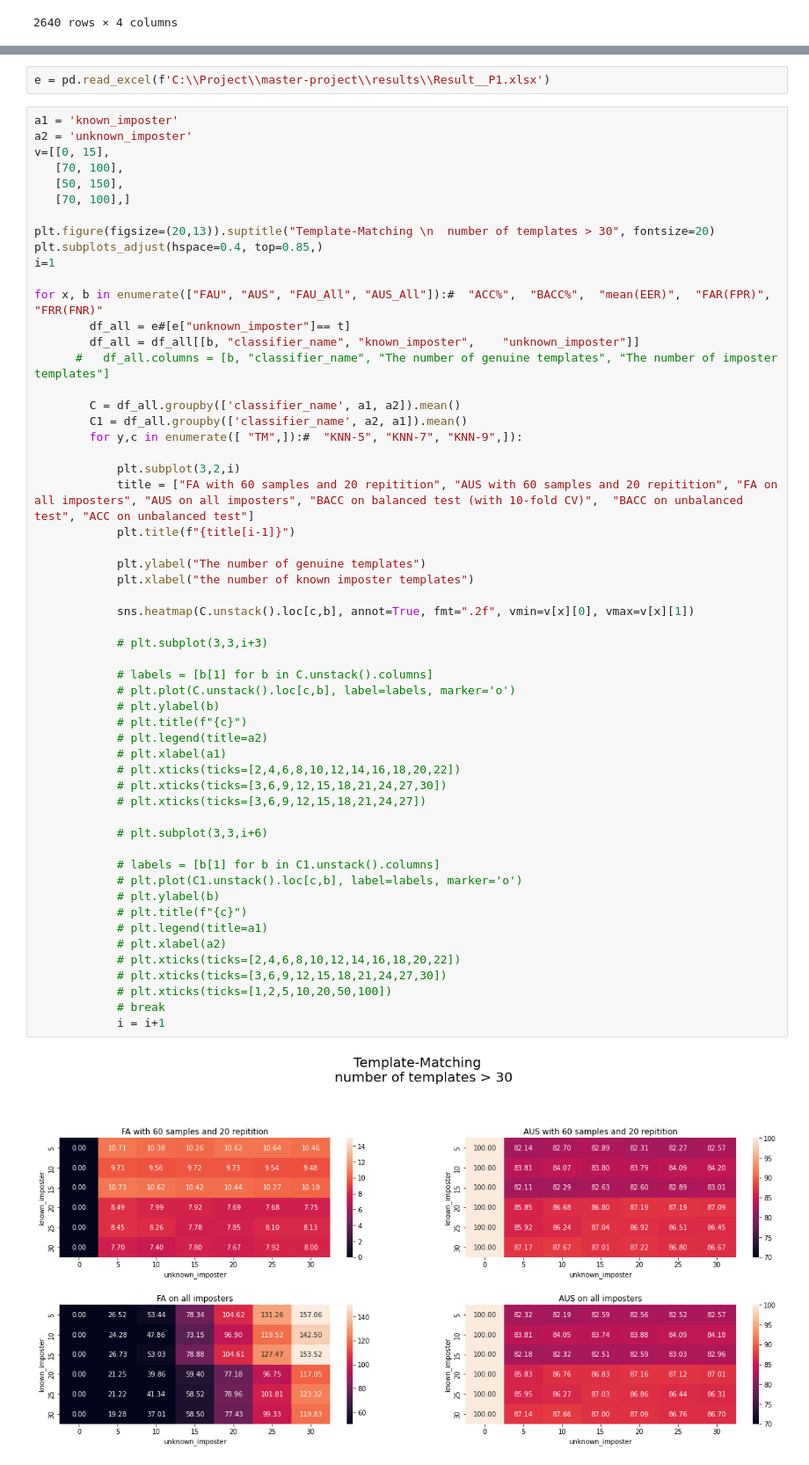
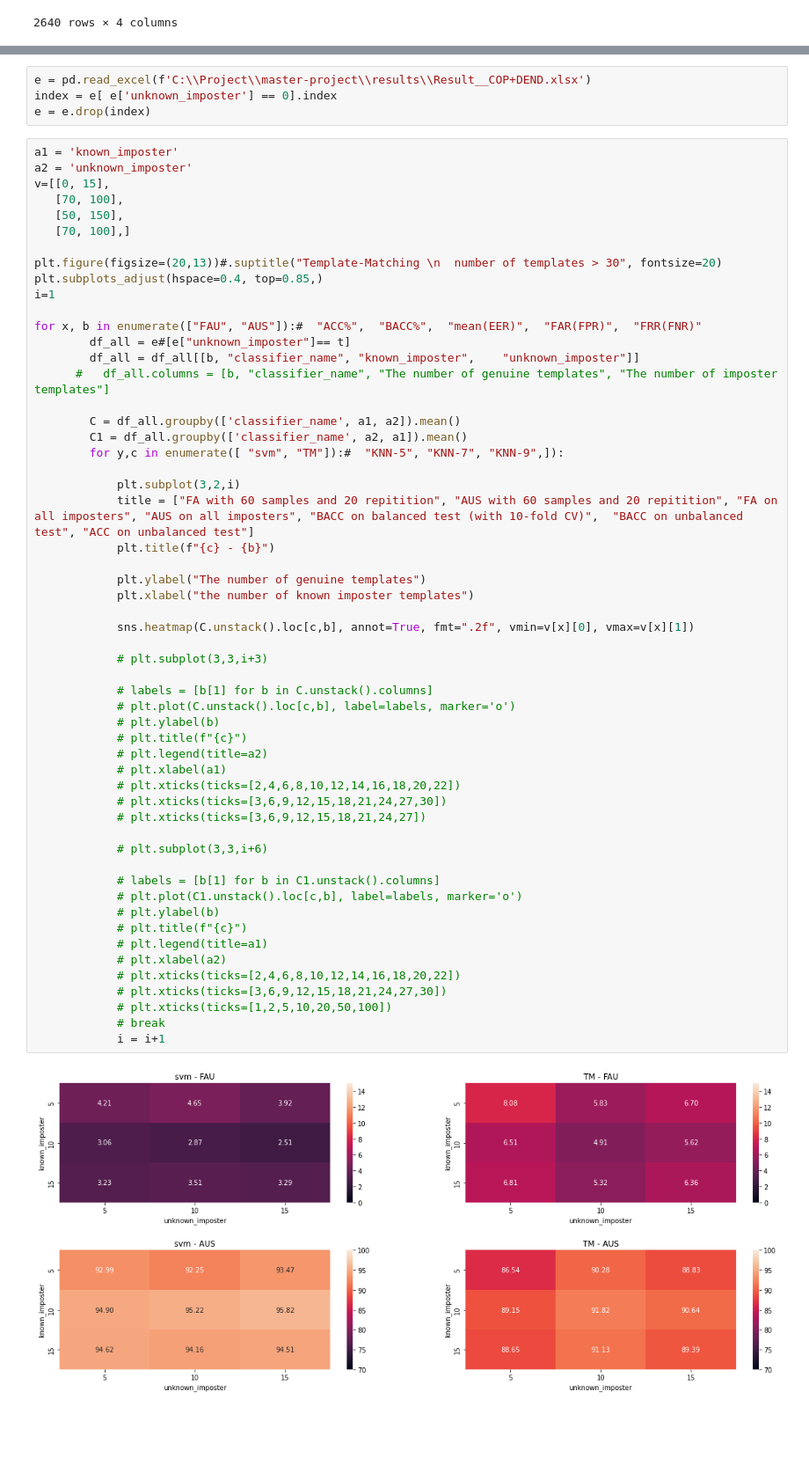
Before and after one commit to SKazemii/master-project, a Jupyter notebook: Codes/Aim_1.ipynb, the cells around one changed output, grey strips where cells are left out. Shown at 88% size. Cells and saved outputs as stored; diff of their text form; blank space fills up the shorter version.

```diff
--- a/Codes/Aim_1.ipynb
+++ b/Codes/Aim_1.ipynb
@@ -694,7 +694,9 @@ sns.heatmap(rr, annot=True, fmt=".2f")
 <AxesSubplot:>
 [figure]
 # %%
-e = pd.read_excel(f'C:\\Project\\master-project\\results\\Result__P1.xlsx')
+e = pd.read_excel(f'C:\\Project\\master-project\\results\\Result__COP+DEND.xlsx')
+index = e[ e['unknown_imposter'] == 0].index
+e = e.drop(index)
 # %%
 a1 = 'known_imposter'
 a2 = 'unknown_imposter'
@@ -703,52 +705,52 @@ v=[[0, 15],
    [50, 150],
    [70, 100],]
 
-plt.figure(figsize=(20,13)).suptitle("Template-Matching \n  number of templates > 30", fontsize=20)
+plt.figure(figsize=(20,13))#.suptitle("Template-Matching \n  number of templates > 30", fontsize=20)
 plt.subplots_adjust(hspace=0.4, top=0.85,)
 i=1
 
-for x, b in enumerate(["FAU", "AUS", "FAU_All", "AUS_All"]):#  "ACC%",  "BACC%",  "mean(EER)",  "FAR(FPR)",  "FRR(FNR)"
+for x, b in enumerate(["FAU", "AUS"]):#  "ACC%",  "BACC%",  "mean(EER)",  "FAR(FPR)",  "FRR(FNR)"
         df_all = e#[e["unknown_imposter"]== t]
         df_all = df_all[[b, "classifier_name", "known_imposter",	"unknown_imposter"]]
       #   df_all.columns = [b, "classifier_name", "The number of genuine templates", "The number of imposter templates"]
 
         C = df_all.groupby(['classifier_name', a1, a2]).mean()
         C1 = df_all.groupby(['classifier_name', a2, a1]).mean()
-        for y,c in enumerate([ "TM",]):#  "KNN-5", "KNN-7", "KNN-9",]):
+        for y,c in enumerate([ "svm", "TM"]):#  "KNN-5", "KNN-7", "KNN-9",]):
 
             plt.subplot(3,2,i)
             title = ["FA with 60 samples and 20 repitition", "AUS with 60 samples and 20 repitition", "FA on all imposters", "AUS on all imposters", "BACC on balanced test (with 10-fold CV)",  "BACC on unbalanced test", "ACC on unbalanced test"]
-            plt.title(f"{title[i-1]}")
+            plt.title(f"{c} - {b}")
 
             plt.ylabel("The number of genuine templates")
             plt.xlabel("the number of known imposter templates")
 
             sns.heatmap(C.unstack().loc[c,b], annot=True, fmt=".2f", vmin=v[x][0], vmax=v[x][1])
 
             # plt.subplot(3,3,i+3)
 
             # labels = [b[1] for b in C.unstack().columns]
             # plt.plot(C.unstack().loc[c,b], label=labels, marker='o')
             # plt.ylabel(b)
             # plt.title(f"{c}")
             # plt.legend(title=a2)
             # plt.xlabel(a1)
             # plt.xticks(ticks=[2,4,6,8,10,12,14,16,18,20,22])
             # plt.xticks(ticks=[3,6,9,12,15,18,21,24,27,30])
             # plt.xticks(ticks=[3,6,9,12,15,18,21,24,27])
 
             # plt.subplot(3,3,i+6)
 
             # labels = [b[1] for b in C1.unstack().columns]
             # plt.plot(C1.unstack().loc[c,b], label=labels, marker='o')
             # plt.ylabel(b)
             # plt.title(f"{c}")
             # plt.legend(title=a1)
             # plt.xlabel(a2)
             # plt.xticks(ticks=[2,4,6,8,10,12,14,16,18,20,22])
             # plt.xticks(ticks=[3,6,9,12,15,18,21,24,27,30])
             # plt.xticks(ticks=[1,2,5,10,20,50,100])
             # break
             i = i+1
 # %% [output]
-[figure, old version]
+[figure, new version]
```
Also changed, not shown: parts of 6 cells of this notebook, 3 other files.
